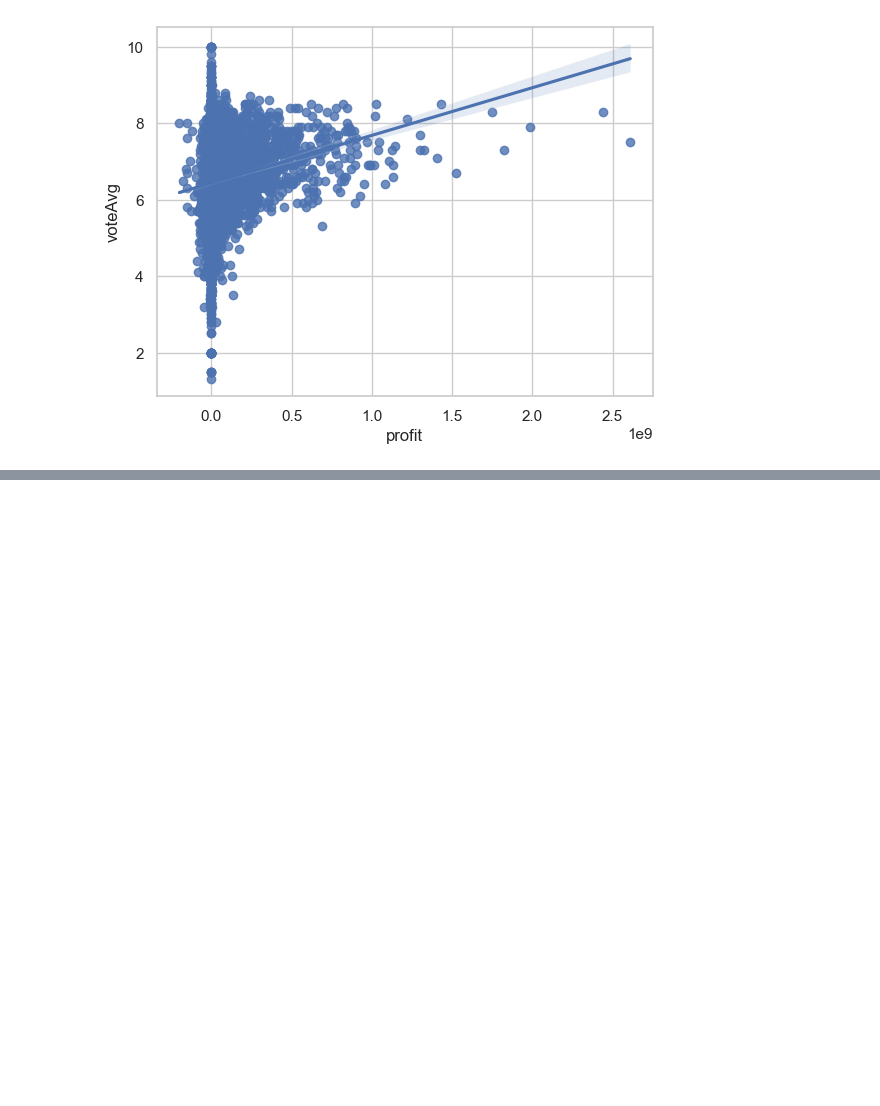
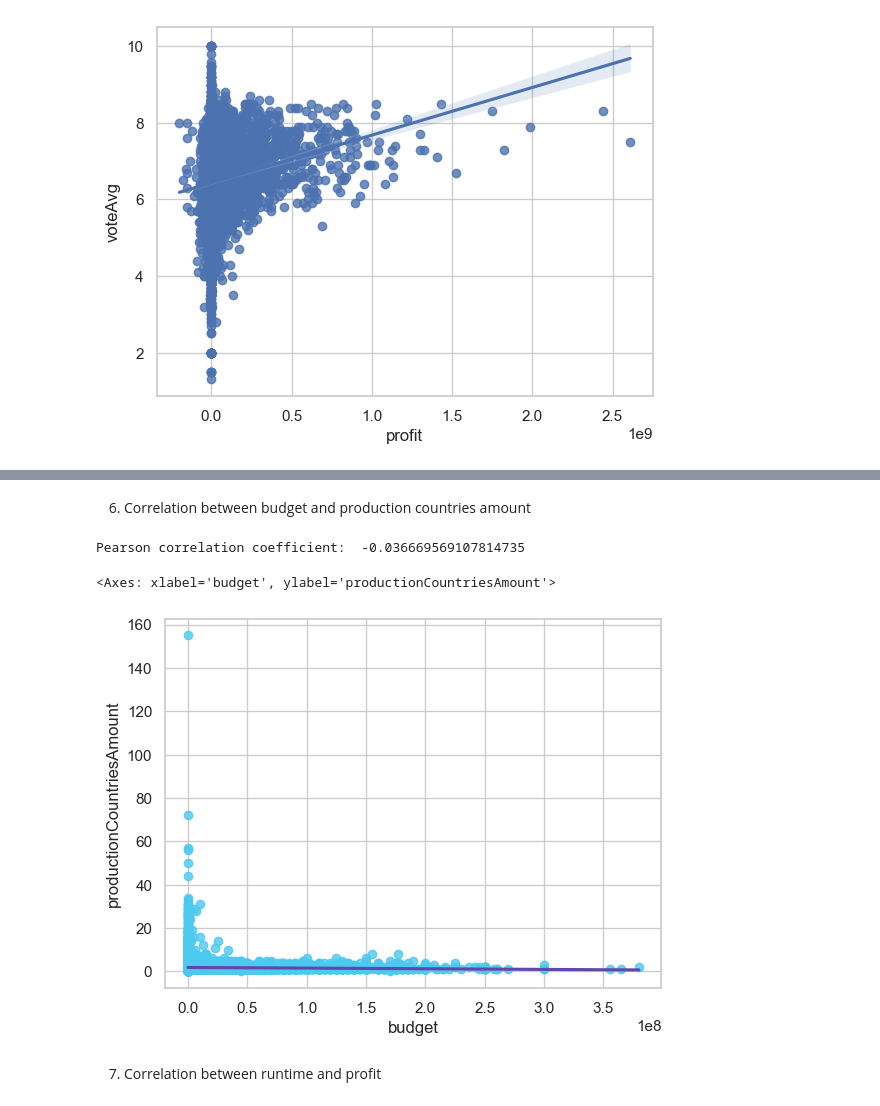
Before and after one commit to Andrea-gt/dm-hw-eda, a Jupyter notebook: answerSheet.ipynb, the cells around one changed output, grey strips where cells are left out. Drawn from its saved outputs; the diff is of its cells as text; code cells hidden in the pictures; blank space fills up the shorter version.

```diff
--- a/answerSheet.ipynb
+++ b/answerSheet.ipynb
@@ -433,0 +480,12 @@ Pearson correlation coefficient:  0.1570913794231146
+# %% [markdown]
+6. Correlation between budget and production countries amount
+# %%
+# Pearson's Correlation Coefficient calculation between 'voteCount' and 'Popularity' columns
+print("Pearson correlation coefficient: ", movies_df['budget'].corr(movies_df['productionCountriesAmount'], method='pearson'))
+sns.regplot(movies_df[['budget', 'productionCountriesAmount']], x="budget", y="productionCountriesAmount", scatter_kws={"color": "#4cc9f0"}, line_kws={"color": "#6247aa"})
+# %% [output]
+Pearson correlation coefficient:  -0.036669569107814735
+<Axes: xlabel='budget', ylabel='productionCountriesAmount'>
+[figure, added]
+# %% [markdown]
+7. Correlation between runtime and profit
```
Also changed, not shown: parts of 12 cells of this notebook.
